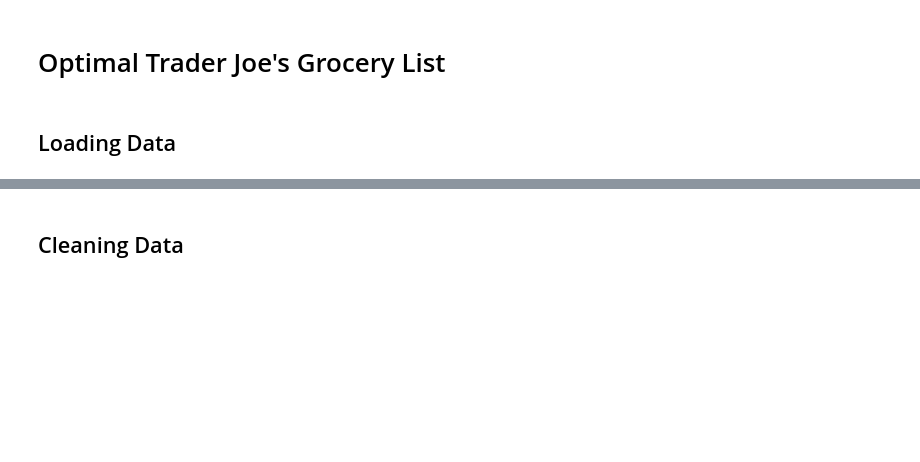
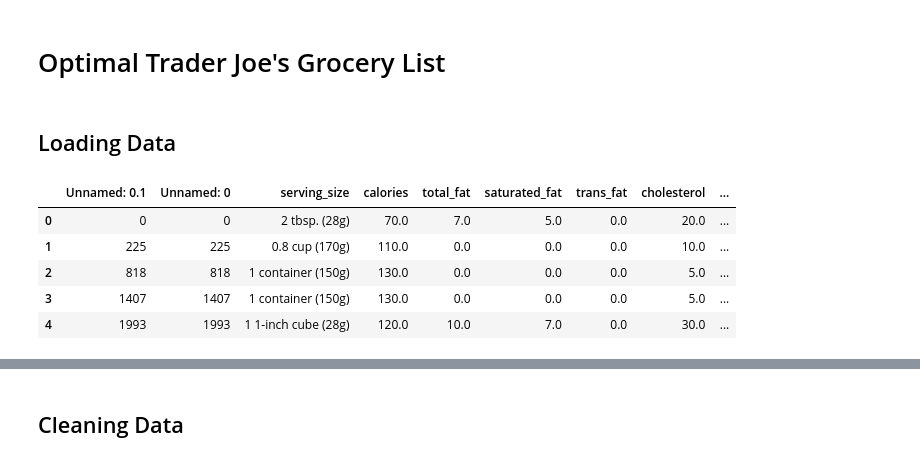
Before and after one commit to jsale017/traderjoe, a Jupyter notebook: model.ipynb, the cells around one changed output, grey strips where cells are left out. Saved outputs shown, nothing was run; the diff lists cells and outputs as text; code cells hidden in the pictures; blank space fills up the shorter version.

```diff
--- a/model.ipynb
+++ b/model.ipynb
@@ -9,6 +9,13 @@ from pulp import LpProblem, LpVariable, LpMinimize, lpSum, LpStatus
 ## Loading Data
 # %%
 data = pd.read_csv('nutrition_prices.csv')
-data
+data.head()
+# %% [output]
+|  | Unnamed: 0.1 | Unnamed: 0 | serving_size | calories | total_fat | saturated_fat | trans_fat | cholesterol | ... |
+| 0 | 0 | 0 | 2 tbsp. (28g) | 70.0 | 7.0 | 5.0 | 0.0 | 20.0 | ... |
+| 1 | 225 | 225 | 0.8 cup (170g) | 110.0 | 0.0 | 0.0 | 0.0 | 10.0 | ... |
+| 2 | 818 | 818 | 1 container (150g) | 130.0 | 0.0 | 0.0 | 0.0 | 5.0 | ... |
+| 3 | 1407 | 1407 | 1 container (150g) | 130.0 | 0.0 | 0.0 | 0.0 | 5.0 | ... |
+| 4 | 1993 | 1993 | 1 1-inch cube (28g) | 120.0 | 10.0 | 7.0 | 0.0 | 30.0 | ... |
 # %%
 data.info()
```
Also changed, not shown: parts of 23 cells of this notebook.
